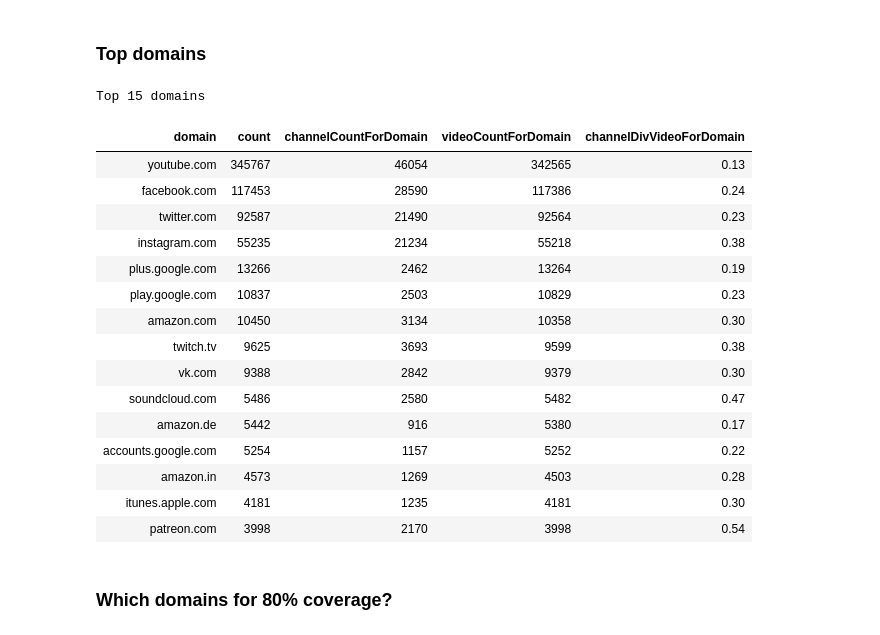
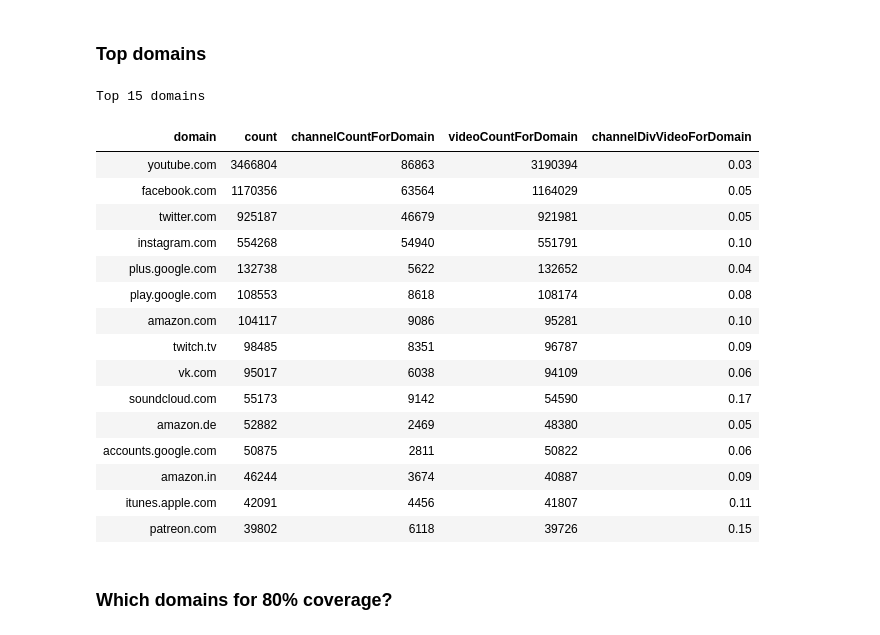
Before and after one commit to ErikBorra/yt_url_analysis, a Jupyter notebook: urls_analysis.ipynb, the cells around one changed output. Saved outputs shown, nothing was run; the diff lists cells and outputs as text; code cells hidden in the pictures.

```diff
--- a/urls_analysis.ipynb
+++ b/urls_analysis.ipynb
@@ -5,11 +5,11 @@
 ### Data descriptions
 # %%
 sample_size = 100000000 # specifies the sample size
-sample_size = 1000000
+sample_size = 10000000
 debug = False
-print_commission_extra = False
+extract_hosts = False
 parallel = True
-if sample_size > 10000000:
+if sample_size > 100000000:
     parallel = False
 limit = 15  # specifies the number of elements in lists and graphs
 n_cores = 12 # number of cores to use for parallelization
@@ -154,12 +154,13 @@ def clean_data(df,dohost=True):
     if debug:
         print("%s pid child %s domain replacements done"%(now_string(), os.getpid()))
 
-    if dohost:
-        # get host based on icann (s)tlds
-        df['host'] = df['domain'].apply(get_host)
+    if extract_hosts:
+        if dohost:
+            # get host based on icann (s)tlds
+            df['host'] = df['domain'].apply(get_host)
 
-    if debug:
-        print("%s pid child %s get hosts done"%(now_string(), os.getpid()))
+            if debug:
+                print("%s pid child %s get hosts done"%(now_string(), os.getpid()))
 
     return df
 
@@ -215,11 +216,12 @@ else: # clean data: clean up URLs, remove slashes, extract host
     if debug:
         print("%s domain replacements done"%(now_string()))
 
-    # get host based on icann (s)tlds
-    pd_url_data['host'] = pd_url_data['domain'].apply(get_host)
+    if extract_hosts:
+        # get host based on icann (s)tlds
+        pd_url_data['host'] = pd_url_data['domain'].apply(get_host)
 
-    if debug:
-        print("%s get hosts done"%(now_string()))
+        if debug:
+            print("%s get hosts done"%(now_string()))
 # %% [markdown]
 # Generic analysis
 # %%
@@ -280,36 +282,36 @@ pd_url_data['channelDivVideoForDomain'] = round(pd_url_data['channelCountForDoma
 # %%
 # reset count column
 pd_url_data['count'] = 1
 # count domains in URLs data set and sort in reverse
 pd_url_data_groupedDomain = pd_url_data.groupby(["domain"]).count()['count'].sort_values(ascending=False).reset_index()
 # add diversity measure
 pd_url_data_groupedDomain['videoCountForDomain'] = pd_url_data_groupedDomain['domain'].map(videoCountForDomain)
 pd_url_data_groupedDomain['channelCountForDomain'] = pd_url_data_groupedDomain['domain'].map(channelCountForDomain)
 pd_url_data_groupedDomain['channelDivVideoForDomain'] = pd_url_data_groupedDomain['channelCountForDomain'] / pd_url_data_groupedDomain['videoCountForDomain']
 
 # print header
 print("Top %s domains" % (limit))
 # print most used domains overall
-with pd.option_context('display.precision', 2):
+with pd.option_context('display.precision', 3):
     display(pd_url_data_groupedDomain[['domain','count','channelCountForDomain','videoCountForDomain','channelDivVideoForDomain']].head(limit).style.hide_index())
 # %% [output]
 Top 15 domains
 | domain | count | channelCountForDomain | videoCountForDomain | channelDivVideoForDomain |
-| youtube.com | 345767 | 46054 | 342565 | 0.13 |
-| facebook.com | 117453 | 28590 | 117386 | 0.24 |
-| twitter.com | 92587 | 21490 | 92564 | 0.23 |
-| instagram.com | 55235 | 21234 | 55218 | 0.38 |
-| plus.google.com | 13266 | 2462 | 13264 | 0.19 |
-| play.google.com | 10837 | 2503 | 10829 | 0.23 |
-| amazon.com | 10450 | 3134 | 10358 | 0.30 |
-| twitch.tv | 9625 | 3693 | 9599 | 0.38 |
-| vk.com | 9388 | 2842 | 9379 | 0.30 |
-| soundcloud.com | 5486 | 2580 | 5482 | 0.47 |
-| amazon.de | 5442 | 916 | 5380 | 0.17 |
-| accounts.google.com | 5254 | 1157 | 5252 | 0.22 |
-| amazon.in | 4573 | 1269 | 4503 | 0.28 |
-| itunes.apple.com | 4181 | 1235 | 4181 | 0.30 |
-| patreon.com | 3998 | 2170 | 3998 | 0.54 |
+| youtube.com | 3466804 | 86863 | 3190394 | 0.03 |
+| facebook.com | 1170356 | 63564 | 1164029 | 0.05 |
+| twitter.com | 925187 | 46679 | 921981 | 0.05 |
+| instagram.com | 554268 | 54940 | 551791 | 0.10 |
+| plus.google.com | 132738 | 5622 | 132652 | 0.04 |
+| play.google.com | 108553 | 8618 | 108174 | 0.08 |
+| amazon.com | 104117 | 9086 | 95281 | 0.10 |
+| twitch.tv | 98485 | 8351 | 96787 | 0.09 |
+| vk.com | 95017 | 6038 | 94109 | 0.06 |
+| soundcloud.com | 55173 | 9142 | 54590 | 0.17 |
+| amazon.de | 52882 | 2469 | 48380 | 0.05 |
+| accounts.google.com | 50875 | 2811 | 50822 | 0.06 |
+| amazon.in | 46244 | 3674 | 40887 | 0.09 |
+| itunes.apple.com | 42091 | 4456 | 41807 | 0.11 |
+| patreon.com | 39802 | 6118 | 39726 | 0.15 |
 # %% [markdown]
 ### Which domains for 80% coverage?
 # %%
```
Also changed, not shown: parts of 18 cells of this notebook.
